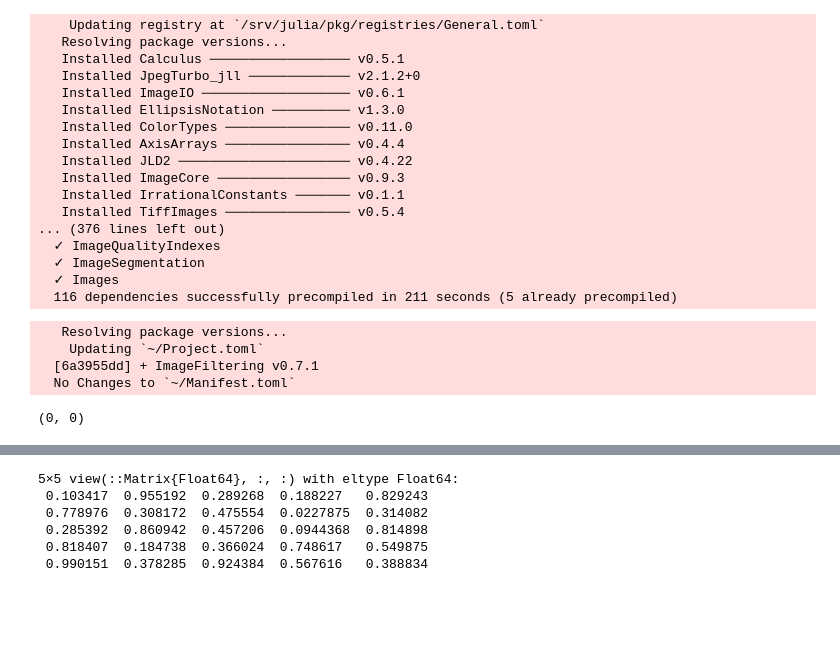
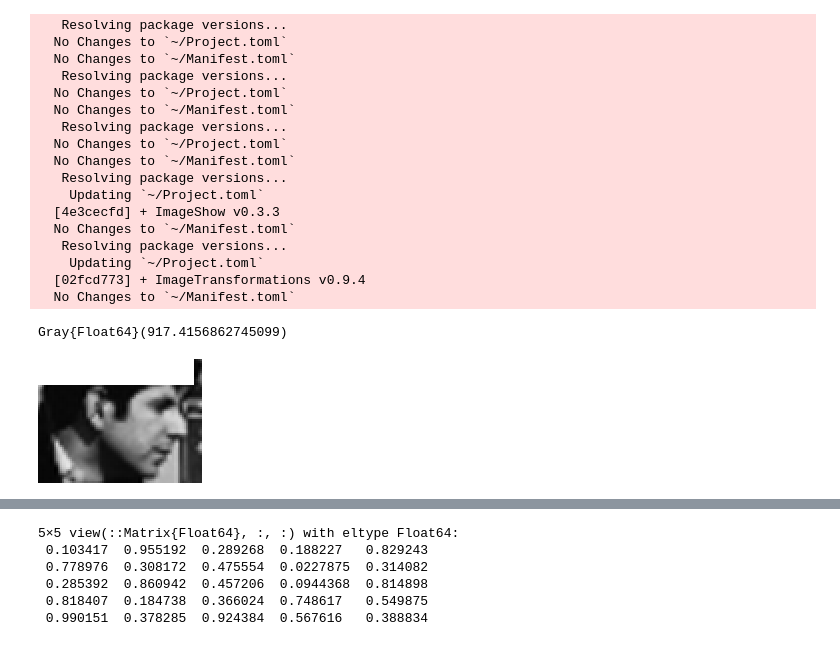
Before and after one commit to dr-ghost/computing, a Jupyter notebook: Face_recog.ipynb, the cells around one changed output, grey strips where cells are left out. Cells and saved outputs as stored; diff of their text form; code cells hidden in the pictures; blank space fills up the shorter version.

```diff
--- a/Face_recog.ipynb
+++ b/Face_recog.ipynb
@@ -1,54 +1,57 @@
 # %%
-using Pkg; Pkg.add("Images")
+using Pkg
+Pkg.add("Images")
+Pkg.add("ImageFiltering")
+Pkg.add("TestImages")
+Pkg.add("ImageShow")
+Pkg.add("ImageTransformations")
 # %% [output]
-    Updating registry at `/srv/julia/pkg/registries/General.toml`
    Resolving package versions...
-   Installed Calculus ────────────────── v0.5.1
-   Installed JpegTurbo_jll ───────────── v2.1.2+0
-   Installed ImageIO ─────────────────── v0.6.1
-   Installed EllipsisNotation ────────── v1.3.0
-   Installed ColorTypes ──────────────── v0.11.0
-   Installed AxisArrays ──────────────── v0.4.4
-   Installed JLD2 ────────────────────── v0.4.22
-   Installed ImageCore ───────────────── v0.9.3
-   Installed IrrationalConstants ─────── v0.1.1
-   Installed TiffImages ──────────────── v0.5.4
-... (376 lines left out)
-  ✓ ImageQualityIndexes
-  ✓ ImageSegmentation
-  ✓ Images
-  116 dependencies successfully precompiled in 211 seconds (5 already precompiled)
+  No Changes to `~/Project.toml`
+  No Changes to `~/Manifest.toml`
+   Resolving package versions...
+  No Changes to `~/Project.toml`
+  No Changes to `~/Manifest.toml`
+   Resolving package versions...
+  No Changes to `~/Project.toml`
+  No Changes to `~/Manifest.toml`
+   Resolving package versions...
+    Updating `~/Project.toml`
+  [4e3cecfd] + ImageShow v0.3.3
+  No Changes to `~/Manifest.toml`
+   Resolving package versions...
+    Updating `~/Project.toml`
+  [02fcd773] + ImageTransformations v0.9.4
+  No Changes to `~/Manifest.toml`
-# %%
-Pkg.add("ImageFiltering")
-# %% [output]
-   Resolving package versions...
-    Updating `~/Project.toml`
-  [6a3955dd] + ImageFiltering v0.7.1
-  No Changes to `~/Manifest.toml`
 # %%
 using TestImages
 using Images
 using ImageFiltering
+using ImageShow
 im = testimage("cam")
 im = Gray.(im)
-imgg = imfilter(im, reflect(Kernel.gaussian(5)));
-imf = imgg[100:160,190:270]
+#imgg = imfilter(im, reflect(Kernel.gaussian(5)));
+imf = im[100:160,190:270]
+im[100:112,180:267] .= 1.0
+imgg = im
 sz = size(imf)
 minn = Inf
 tup = (0,0)
 for x ∈ 1:size(imgg)[1]
     for y ∈ 1:size(imgg)[2]
         try
-            if sum(imgg[x:x+size[1],y:y+size[2]] .- imf) < minn
-                minn = sum(imgg[x:x+size[1],y:y+size[2]] .- imf)
+            if sum(imgg[x:x+sz[1]-1,y:y+sz[2]-1] .- imf) < minn
+                minn = sum(imgg[x:x+sz[1]-1,y:y+sz[2]-1] .- imf)
                 global tup = (x,y)
             end
         catch
             continue
         end
     end
 end
-tup
+println(minn)
+imgg[tup[1]:tup[1]+sz[1],tup[2]:tup[2]+sz[2]]
 # %% [output]
-(0, 0)
+Gray{Float64}(917.4156862745099)
+[figure, added]
 # %%
```
Also changed, not shown: parts of 1 cell of this notebook.
